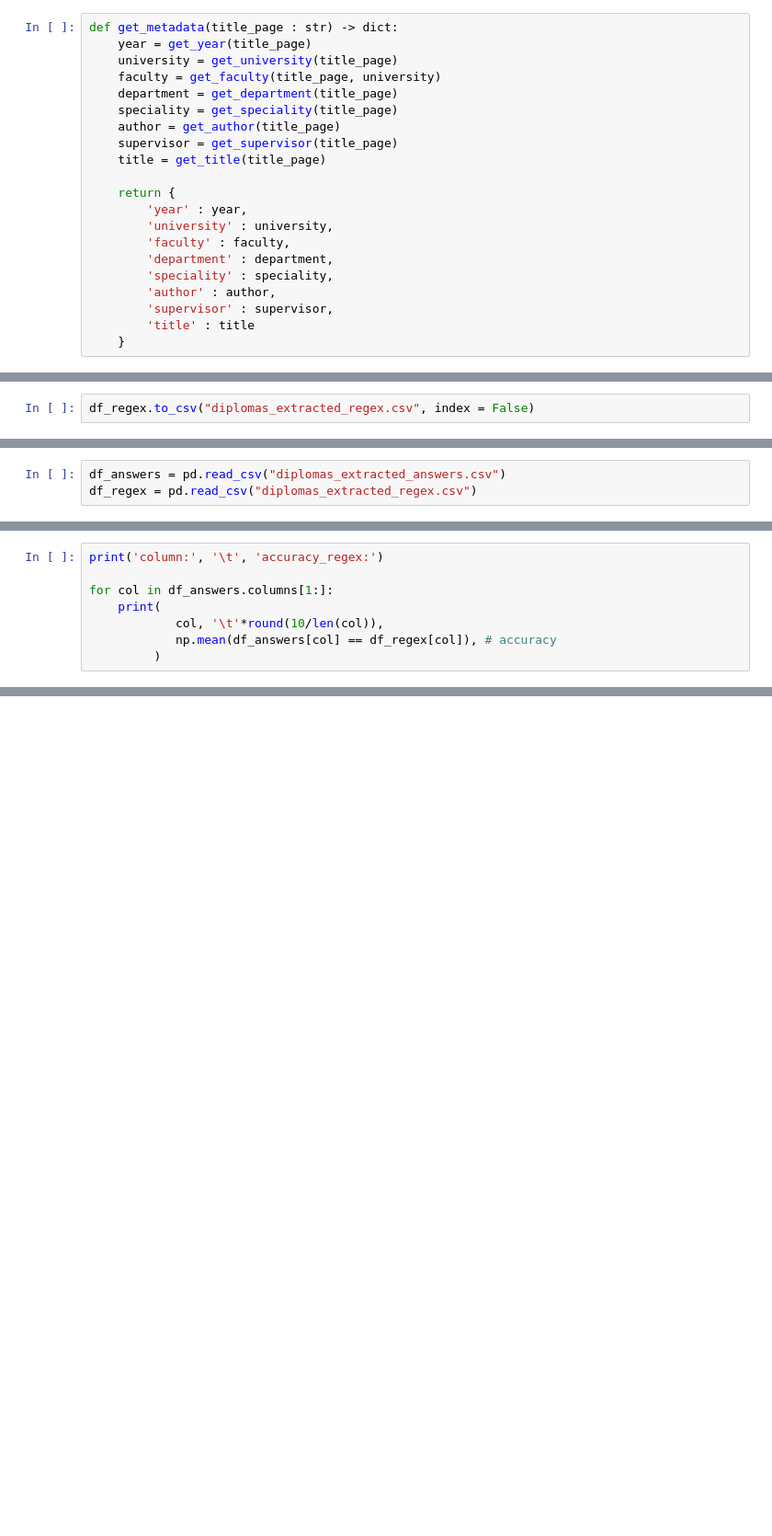
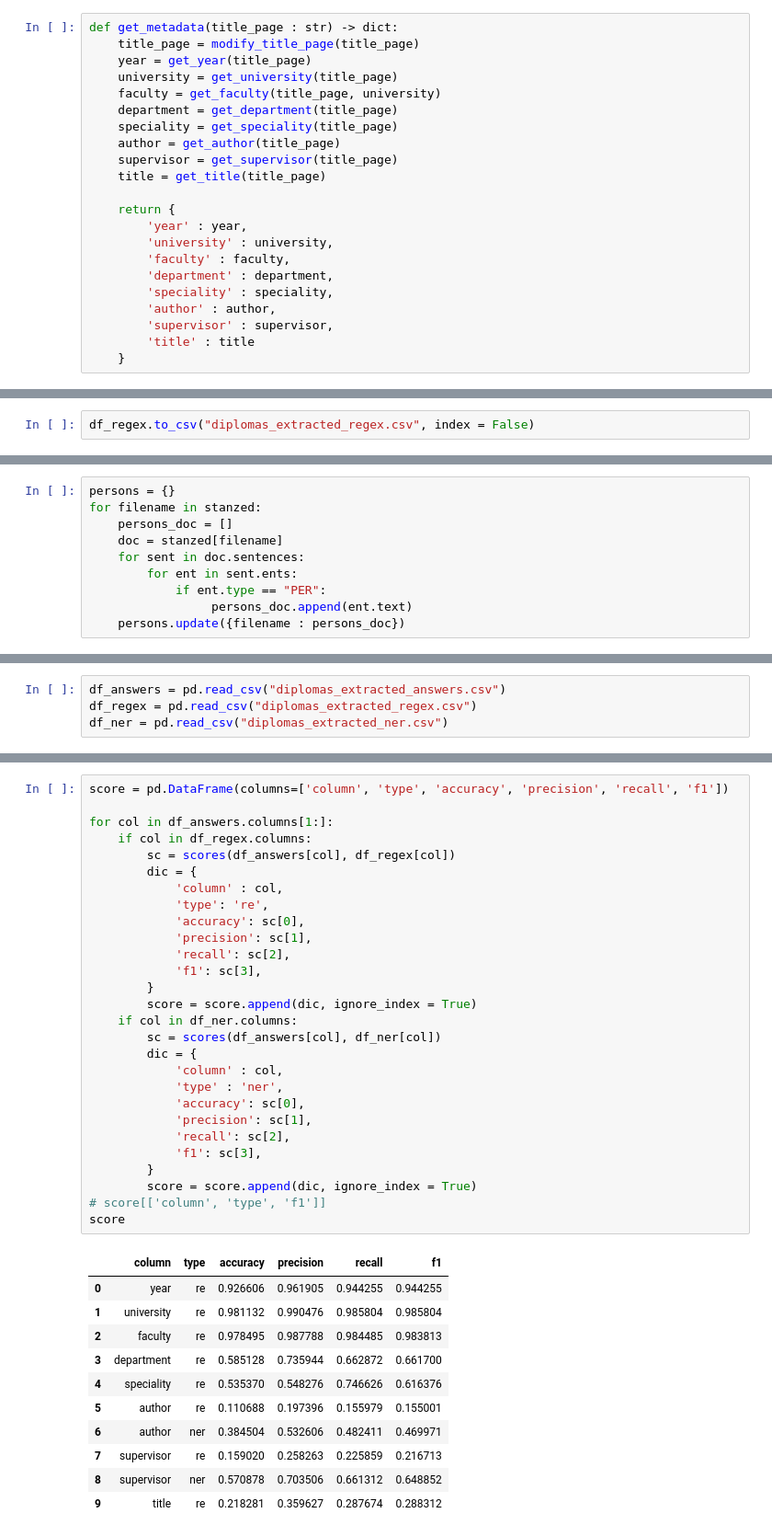
Before and after one commit to tatevik-t/lab, a Jupyter notebook: diploma_extraction/diplomas_extraction.ipynb, the cells around one changed output, grey strips where cells are left out. Shown: that part at 92% size. Saved outputs shown, nothing was run; the diff lists cells and outputs as text; blank space fills up the shorter version.

```diff
--- a/diploma_extraction/diplomas_extraction.ipynb
+++ b/diploma_extraction/diplomas_extraction.ipynb
@@ -150,5 +184,6 @@ def get_title(title_page : str) -> str:
 # %%
 def get_metadata(title_page : str) -> dict:
+    title_page = modify_title_page(title_page)
     year = get_year(title_page)
     university = get_university(title_page)
     faculty = get_faculty(title_page, university)
@@ -232,0 +256,10 @@ dtype: float64
+# %%
+persons = {}
+for filename in stanzed:
+    persons_doc = []
+    doc = stanzed[filename]
+    for sent in doc.sentences:
+        for ent in sent.ents:
+            if ent.type == "PER":
+                 persons_doc.append(ent.text)
+    persons.update({filename : persons_doc})
@@ -233,6 +304,7 @@ dtype: float64
 # %%
 df_answers = pd.read_csv("diplomas_extracted_answers.csv")
 df_regex = pd.read_csv("diplomas_extracted_regex.csv")
+df_ner = pd.read_csv("diplomas_extracted_ner.csv")
 # %%
 df_answers.head()
 # %% [output]
@@ -254,8 +325,0 @@ df_regex.head()
-# %%
-print('column:', '\t', 'accuracy_regex:')
-
-for col in df_answers.columns[1:]:
-    print(
-            col, '\t'*round(10/len(col)),
-            np.mean(df_answers[col] == df_regex[col]), # accuracy
-         )
@@ -271,0 +386,40 @@ title            0.3619047619047619
+# %%
+score = pd.DataFrame(columns=['column', 'type', 'accuracy', 'precision', 'recall', 'f1'])
+
+for col in df_answers.columns[1:]:
+    if col in df_regex.columns:
+        sc = scores(df_answers[col], df_regex[col])
+        dic = {
+            'column' : col,
+            'type': 're',
+            'accuracy': sc[0],
+            'precision': sc[1],
+            'recall': sc[2],
+            'f1': sc[3],
+        }
+        score = score.append(dic, ignore_index = True)
+    if col in df_ner.columns:
+        sc = scores(df_answers[col], df_ner[col])
+        dic = {
+            'column' : col,
+            'type' : 'ner',
+            'accuracy': sc[0],
+            'precision': sc[1],
+            'recall': sc[2],
+            'f1': sc[3],
+        }
+        score = score.append(dic, ignore_index = True)
+# score[['column', 'type', 'f1']]
+score
+# %% [output]
+|  | column | type | accuracy | precision | recall | f1 |
+| 0 | year | re | 0.926606 | 0.961905 | 0.944255 | 0.944255 |
+| 1 | university | re | 0.981132 | 0.990476 | 0.985804 | 0.985804 |
+| 2 | faculty | re | 0.978495 | 0.987788 | 0.984485 | 0.983813 |
+| 3 | department | re | 0.585128 | 0.735944 | 0.662872 | 0.661700 |
+| 4 | speciality | re | 0.535370 | 0.548276 | 0.746626 | 0.616376 |
+| 5 | author | re | 0.110688 | 0.197396 | 0.155979 | 0.155001 |
+| 6 | author | ner | 0.384504 | 0.532606 | 0.482411 | 0.469971 |
+| 7 | supervisor | re | 0.159020 | 0.258263 | 0.225859 | 0.216713 |
+| 8 | supervisor | ner | 0.570878 | 0.703506 | 0.661312 | 0.648852 |
+| 9 | title | re | 0.218281 | 0.359627 | 0.287674 | 0.288312 |
```
Also changed, not shown: parts of 19 cells of this notebook.
